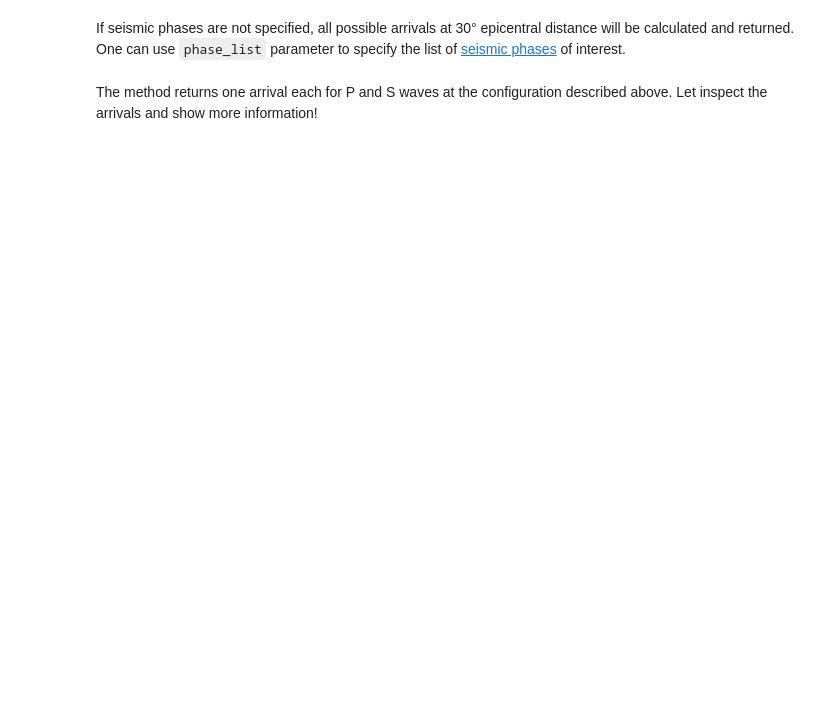
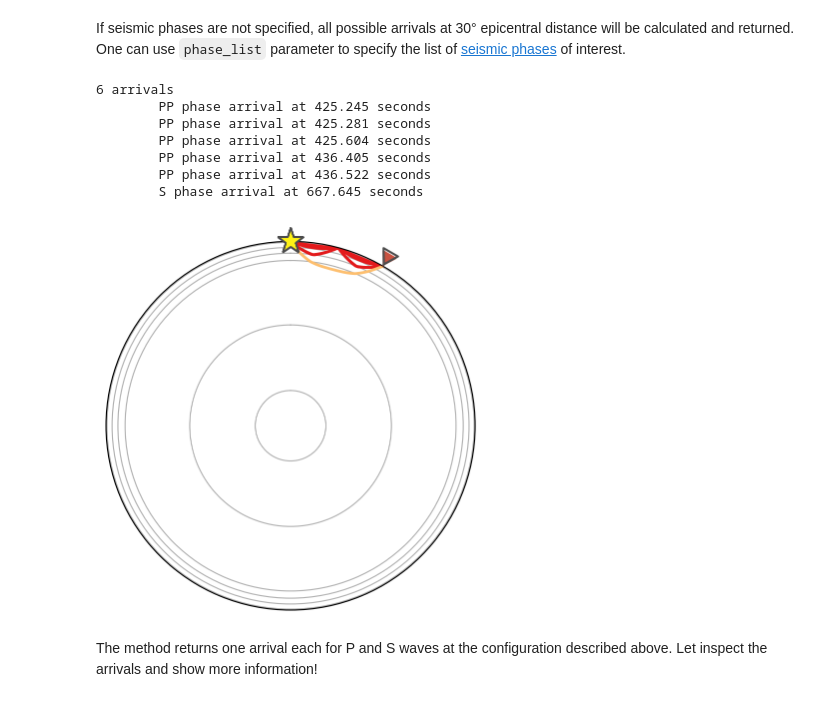
Before and after one commit to nguyen451/Seismology_lab, a Jupyter notebook: Day2/D2_Lab.ipynb, the cells around one changed output. Cells and saved outputs as stored; diff of their text form; code cells hidden in the pictures; blank space fills up the shorter version.

```diff
--- a/Day2/D2_Lab.ipynb
+++ b/Day2/D2_Lab.ipynb
@@ -146,10 +184,19 @@ print(arrivals) # Print the list of seismic arrivals
 # %% [markdown]
 If seismic phases are not specified, all possible arrivals at 30° epicentral distance will be calculated and returned. One can use `phase_list` parameter to specify the list of [seismic phases](https://docs.obspy.org/packages/obspy.taup.html#phase-naming-in-obspy-taup) of interest.
 # %%
-arrivals = model.get_ray_paths(source_depth_in_km=10, distance_in_degree=30, phase_list=["P", "S"])
+arrivals = model.get_ray_paths(source_depth_in_km=10, distance_in_degree=30, phase_list=["PP", "S"])
 print (arrivals)
 arrivals.plot_rays()
 plt.show()
+# %% [output]
+6 arrivals
+        PP phase arrival at 425.245 seconds
+        PP phase arrival at 425.281 seconds
+        PP phase arrival at 425.604 seconds
+        PP phase arrival at 436.405 seconds
+        PP phase arrival at 436.522 seconds
+        S phase arrival at 667.645 seconds
+[figure, added]
 # %% [markdown]
 The method returns one arrival each for P and S waves at the configuration described above. Let inspect the arrivals and show more information!
 # %%
```
Also changed, not shown: parts of 20 cells of this notebook.
